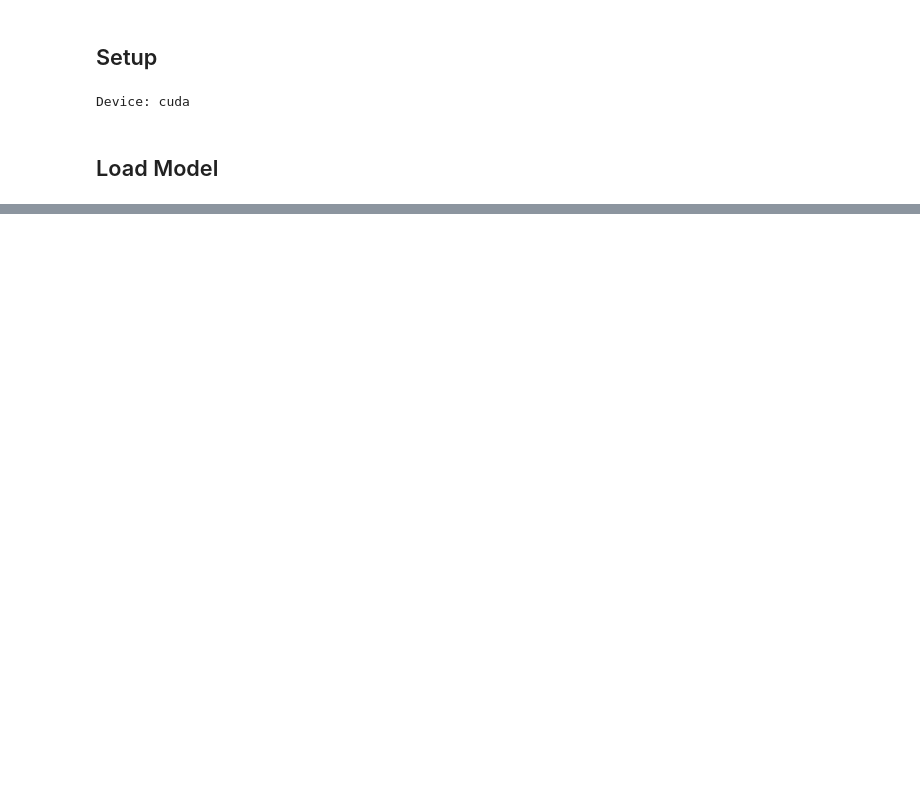
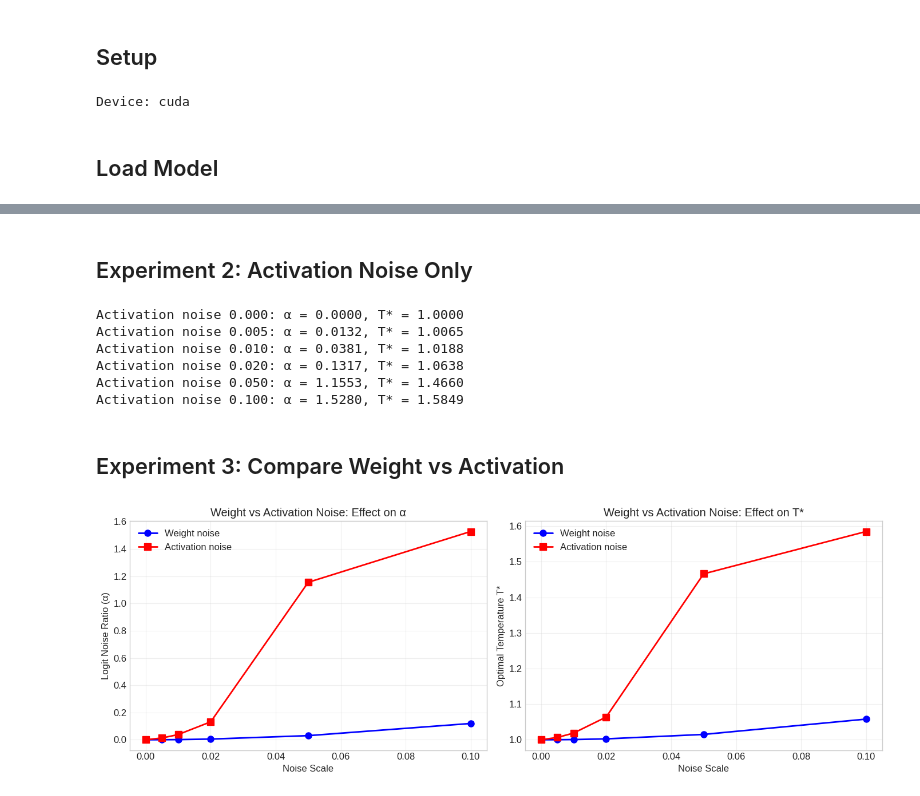
Before and after one commit to maralkh/sampling_temperature_calibration, a Jupyter notebook: temperature_calibration_weight_noise.ipynb, the cells around one changed output, grey strips where cells are left out. Cells and saved outputs as stored; diff of their text form; code cells hidden in the pictures; blank space fills up the shorter version.

Commit message:
w and a noise

```diff
--- a/temperature_calibration_weight_noise.ipynb
+++ b/temperature_calibration_weight_noise.ipynb
@@ -539,0 +221,60 @@ where $\beta$ is the empirical noise decay rate.
+# %% [markdown]
+## Experiment 2: Activation Noise Only
+# %%
+activation_noise_scales = [0.0, 0.005, 0.01, 0.02, 0.05, 0.1]
+activation_results = []
+
+for noise_scale in activation_noise_scales:
+    all_stats = []
+    with activation_noise_context(model, noise_scale) as (noisy_model, _):
+        for prompt in TEST_PROMPTS:
+            logits_noisy = get_logits(noisy_model, tokenizer, prompt)
+            stats = compute_statistics(clean_logits[prompt], logits_noisy)
+            all_stats.append(stats)
+
+    activation_results.append({
+        'noise_scale': noise_scale,
+        'alpha': np.mean([s['alpha'] for s in all_stats]),
+        't_star': np.mean([s['t_star'] for s in all_stats]),
+    })
+    print(f"Activation noise {noise_scale:.3f}: α = {activation_results[-1]['alpha']:.4f}, T* = {activation_results[-1]['t_star']:.4f}")
+
+df_activation = pd.DataFrame(activation_results)
+# %% [output]
+Activation noise 0.000: α = 0.0000, T* = 1.0000
+Activation noise 0.005: α = 0.0132, T* = 1.0065
+Activation noise 0.010: α = 0.0381, T* = 1.0188
+Activation noise 0.020: α = 0.1317, T* = 1.0638
+Activation noise 0.050: α = 1.1553, T* = 1.4660
+Activation noise 0.100: α = 1.5280, T* = 1.5849
+# %% [markdown]
+## Experiment 3: Compare Weight vs Activation
+# %%
+# Plot comparison
+fig, axes = plt.subplots(1, 2, figsize=(14, 5))
+
+# α comparison
+ax1 = axes[0]
+ax1.plot(df_weight['noise_scale'], df_weight['alpha'], 'bo-', linewidth=2, markersize=8, label='Weight noise')
+ax1.plot(df_activation['noise_scale'], df_activation['alpha'], 'rs-', linewidth=2, markersize=8, label='Activation noise')
+ax1.set_xlabel('Noise Scale')
+ax1.set_ylabel('Logit Noise Ratio (α)')
+ax1.set_title('Weight vs Activation Noise: Effect on α')
+ax1.legend()
+ax1.grid(True, alpha=0.3)
+
+# T* comparison
+ax2 = axes[1]
+ax2.plot(df_weight['noise_scale'], df_weight['t_star'], 'bo-', linewidth=2, markersize=8, label='Weight noise')
+ax2.plot(df_activation['noise_scale'], df_activation['t_star'], 'rs-', linewidth=2, markersize=8, label='Activation noise')
+ax2.set_xlabel('Noise Scale')
+ax2.set_ylabel('Optimal Temperature T*')
+ax2.set_title('Weight vs Activation Noise: Effect on T*')
+ax2.legend()
+ax2.grid(True, alpha=0.3)
+
+plt.tight_layout()
+plt.savefig('weight_vs_activation_noise.png', dpi=150, bbox_inches='tight')
+plt.show()
+# %% [output]
+[figure, added]
```
Also changed, not shown: parts of 58 cells of this notebook.
